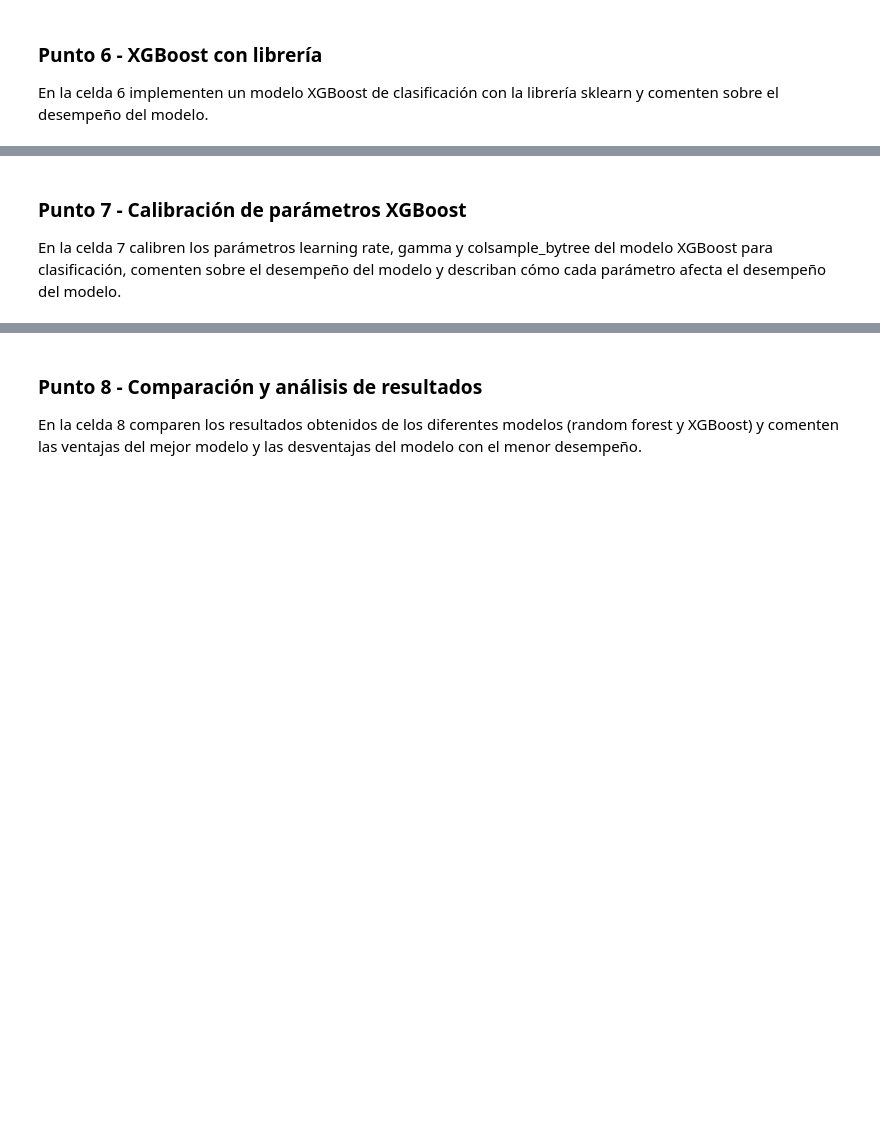
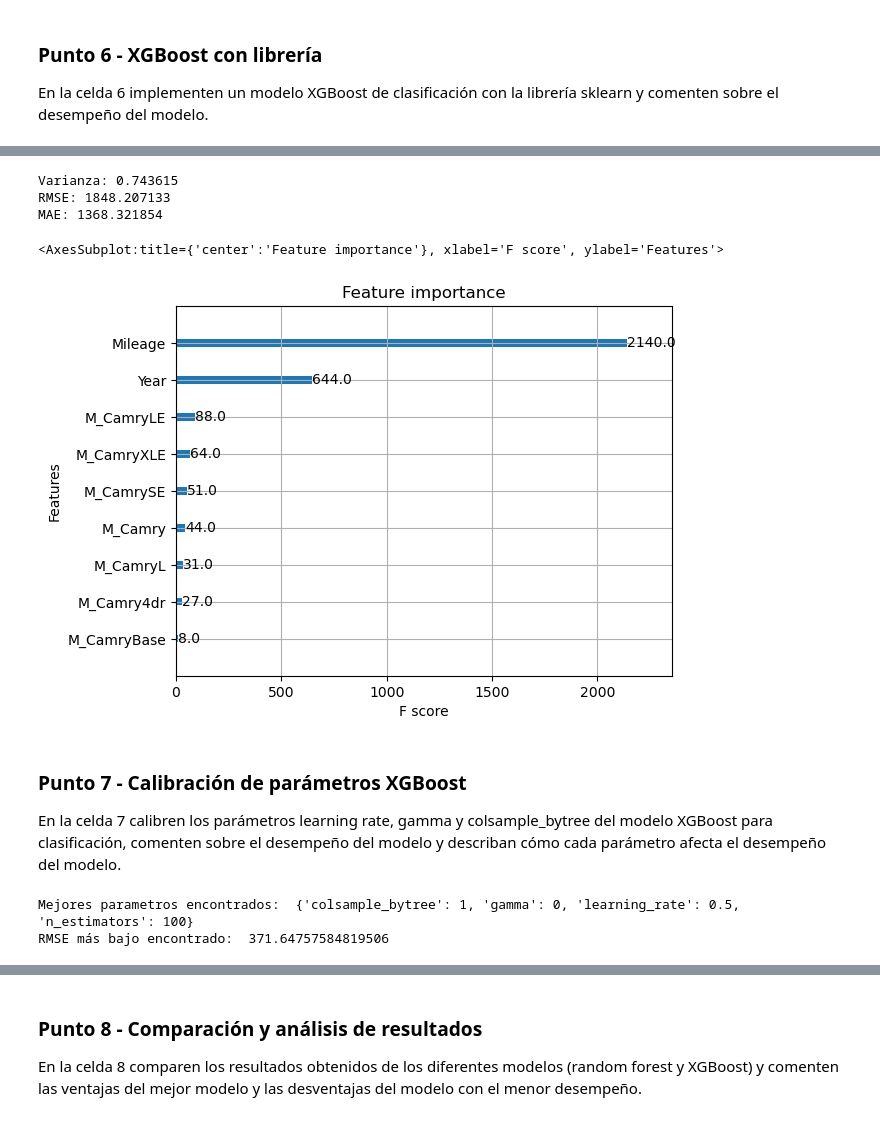
Before and after one commit to jaimerodriguezb/MIAD_ML_NLP_2023, a Jupyter notebook: Semana 2/S2TC1_RandomForests_Boosting.ipynb, the cells around one changed output, grey strips where cells are left out. Saved outputs shown, nothing was run; the diff lists cells and outputs as text; code cells hidden in the pictures; blank space fills up the shorter version.

```diff
--- a/Semana 2/S2TC1_RandomForests_Boosting.ipynb
+++ b/Semana 2/S2TC1_RandomForests_Boosting.ipynb
@@ -66,0 +382,5 @@ En la celda 5, calibren los parámetros max_depth, max_features y n_estimators d
+# %%
+# Definición del modelo con los parámetros max_features=6 y n_estimators=200
+clf = RandomForestClassifier(max_depth=7, max_features=4, n_estimators=200, random_state=1, n_jobs=-1)
+#clf.fit(X, y)
+clf.fit(X_train, y_train)
@@ -72,0 +394,4 @@ En la celda 6 implementen un modelo XGBoost de clasificación con la librería s
+# %%
+# Implementando un Modelo XGBoost Clasificador con parametros por default
+xgb_reg = XGBRegressor()
+xgb_reg
@@ -73,3 +410,26 @@ En la celda 6 implementen un modelo XGBoost de clasificación con la librería s
+# %%
+# Entrenamiento (fit) y desempeño del modelo XGBClassifier
+xgb_reg.fit(X_train, y_train)
+
+y_pred_xgb_default = xgb_reg.predict(X_test)
+
+# Variance_score
+print("Varianza: %f" % (explained_variance_score(y_pred_xgb_default, y_test)))
+
+# RMSE
+print("RMSE: %f" % (np.sqrt(mean_squared_error(y_test, y_pred_xgb_default))))
+
+# MAE
+print('MAE: %f' % (mean_absolute_error(y_test, y_pred_xgb_default)))
+# %% [output]
+Varianza: 0.743615
+RMSE: 1848.207133
+MAE: 1368.321854
+# %%
+plot_importance(xgb_reg)
+# %% [output]
+<AxesSubplot:title={'center':'Feature importance'}, xlabel='F score', ylabel='Features'>
+[figure, added]
 # %% [markdown]
 ### Punto 7 - Calibración de parámetros XGBoost
 
@@ -78,0 +437,24 @@ En la celda 7 calibren los parámetros learning rate, gamma y colsample_bytree d
+# %%
+# Para realizar la calibración se utiliza una implementacion 'Grid Search Cross-Validation'
+from sklearn.model_selection import GridSearchCV
+
+xgb_reg = XGBRegressor()
+
+# Definir la cuadrícula de parámetros
+param_grid = {
+    'gamma': [0, 0.1, 0.5],
+    'learning_rate': [0.01, 0.1, 0.5],
+    'colsample_bytree': [0.5, 0.7, 1],
+    'n_estimators': [100],
+}
+
+# Se aplica la estrategia GridSearch
+grid_search = GridSearchCV(estimator=xgb_reg, param_grid=param_grid, cv=6, scoring='neg_mean_squared_error')
+grid_search.fit(X_train, y_train)
+
+# Obtener los mejores parámetros encontrados
+print("Mejores parametros encontrados: ", grid_search.best_params_)
+print("RMSE más bajo encontrado: ", np.sqrt(np.abs(grid_search.best_score_)))
+# %% [output]
+Mejores parametros encontrados:  {'colsample_bytree': 1, 'gamma': 0, 'learning_rate': 0.5, 'n_estimators': 100}
+RMSE más bajo encontrado:  371.64757584819506
```
Also changed, not shown: parts of 46 cells of this notebook, 5 other files.
